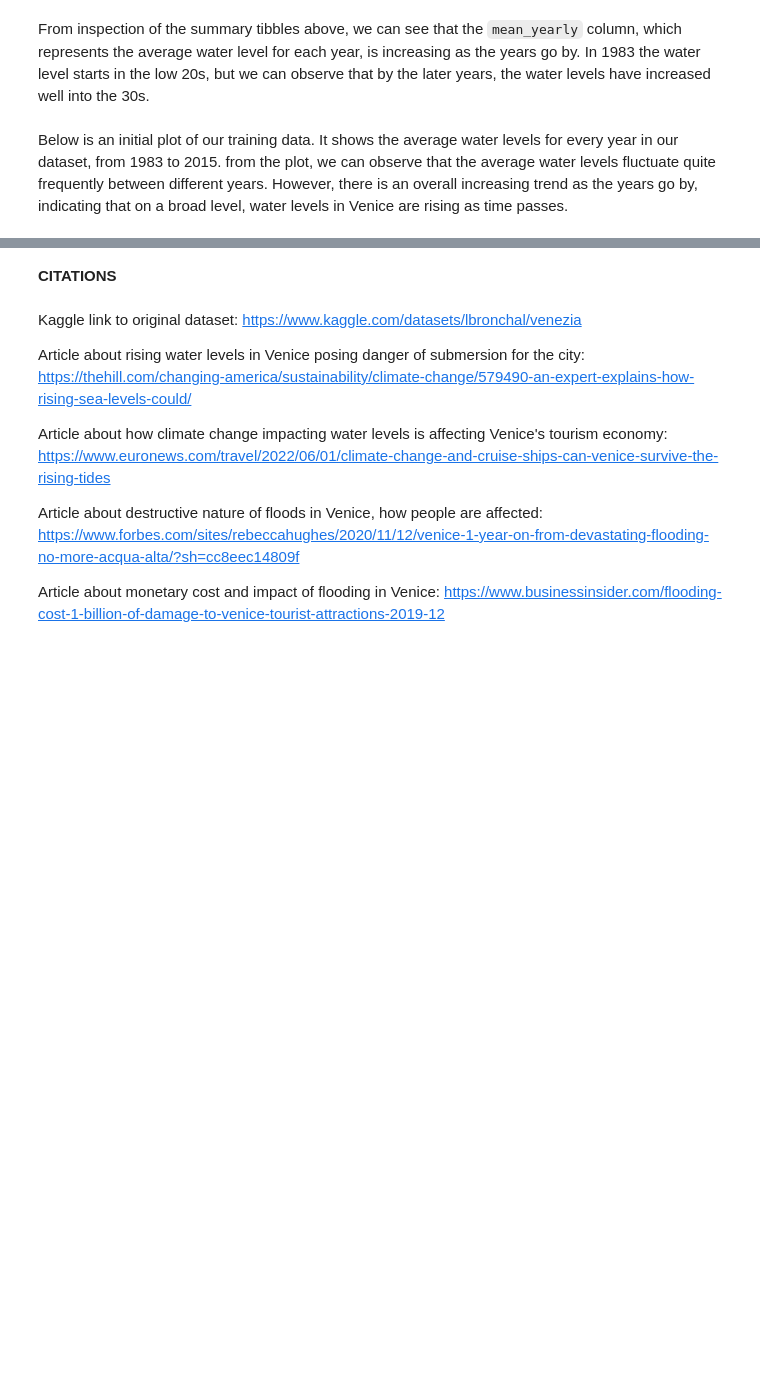
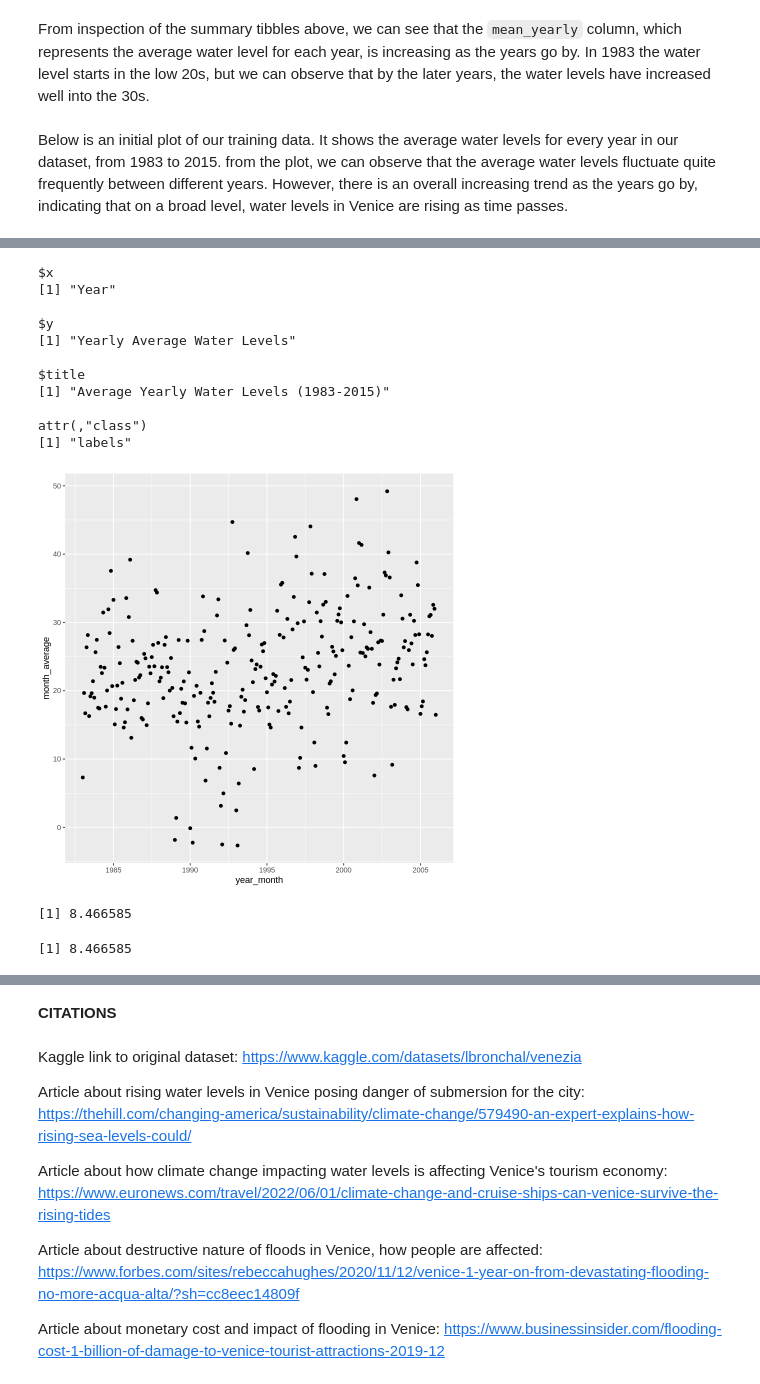
Before and after one commit to Applemyp/dsci100-group36-project, a Jupyter notebook: Group Project Report.ipynb, the cells around one changed output, grey strips where cells are left out. Drawn from its saved outputs; the diff is of its cells as text; code cells hidden in the pictures; blank space fills up the shorter version.

```diff
--- a/Group Project Report.ipynb
+++ b/Group Project Report.ipynb
@@ -50,23 +50,14 @@ data<-read_csv('https://github.com/lbcommer/venezia-high-waters/raw/master/outpu
                                 separate(col=datetime, into=c('Year', 'Month', 'Date'), sep='-', convert=TRUE) |>
                                 separate(col=Date, into=c('Day', 'Time'), sep=" ", convert=TRUE)
 
-#filtered out year 2016 due to lack of data in that year
+set.seed(2000)
 filtered_data <- data |>
-filter(Year != "2016")
+filter(Year != "2016") |> group_by(Year,Month) |> summarise(month_average = mean(level))
+filtered_data
 
-#grouped by year, found mean water level for each year
-mean_yearly_data <- filtered_data |>
-group_by(Year) |>
-summarize(mean_yearly = mean(level))
+water_ts <- ts(filtered_data, start=c(1983, 1), end = c(2015, 12), frequency=12)
 
-#initial split into training and testing; used 80/20 proportion
-data_split <- initial_split(mean_yearly_data, prop = 0.8, strata = mean_yearly)
-training_data <- training(data_split)
-testing_data <- testing(data_split)
-
-mean_yearly_data
-training_data
-testing_data
+time_series_df <- as.data.frame(water_ts)
 # %% [output]
 Rows: 289272 Columns: 2
 ── Column specification ────────────────────────────────────────────────────────
@@ -81,11 +72,16 @@ From inspection of the summary tibbles above, we can see that the `mean_yearly`
 # %% [markdown]
 Below is an initial plot of our training data. It shows the average water levels for every year in our dataset, from 1983 to 2015. from the plot, we can observe that the average water levels fluctuate quite frequently between different years. However, there is an overall increasing trend as the years go by, indicating that on a broad level, water levels in Venice are rising as time passes.
 # %%
-graph_data <- training_data |>
-ggplot(aes(x = Year, y = mean_yearly))+
-geom_point()+
-geom_line() +
-labs(x = "Year", y = "Yearly Average Water Levels", title = "Average Yearly Water Levels (1983-2015)")
+# concatenate the 2 columns for year & month and set the date to 01 for being able to use as.Date
+time_series_df$year_month <- paste(time_series_df$Year,"-", time_series_df$Month, "-01", sep = "")
+time_series_df$year_month <- as.Date(time_series_df$year_month)
+time_series_df
 
-graph_data
+# use initial_time_split instead of initial_split since it's time series - not independent of each other
+data_split <- initial_time_split(time_series_df, prop = 0.7, strata = Year)
+training_data <- training(data_split)
+testing_data <- testing(data_split)
+
+training_data
+testing_data
 # %% [output]
@@ -92,0 +118,19 @@ graph_data
+# %%
+graph_data <- training_data|>
+ggplot(aes(x = year_month, y = month_average)) + geom_point()
+labs( x = "Year", y = "Yearly Average Water Levels", title = "Average Yearly Water Levels (1983-2015)")
+
+graph_data
+# %% [output]
+$x
+[1] "Year"
+
+$y
+[1] "Yearly Average Water Levels"
+
+$title
+[1] "Average Yearly Water Levels (1983-2015)"
+
+attr(,"class")
+[1] "labels"
+[figure, added]
@@ -92,0 +151,24 @@ graph_data
+# %%
+lm_rmse <- data_fit |>
+  predict(training_data) |>
+  bind_cols(training_data) |>
+  metrics(truth = month_average, estimate = .pred) |>
+  filter(.metric == "rmse") |>
+   select(.estimate) |>
+   pull()
+
+lm_rmse
+# %% [output]
+[1] 8.466585
+# %%
+lm_rmse <- data_fit |>
+  predict(training_data) |>
+  bind_cols(training_data) |>
+  metrics(truth = month_average, estimate = .pred) |>
+  filter(.metric == "rmse") |>
+   select(.estimate) |>
+   pull()
+
+lm_rmse
+# %% [output]
+[1] 8.466585
```
Also changed, not shown: parts of 4 cells of this notebook.
